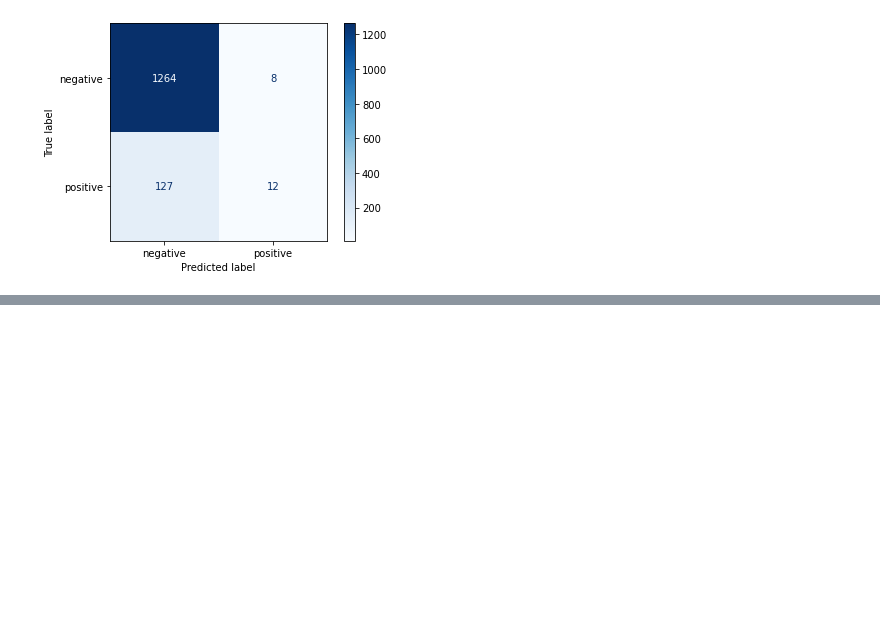
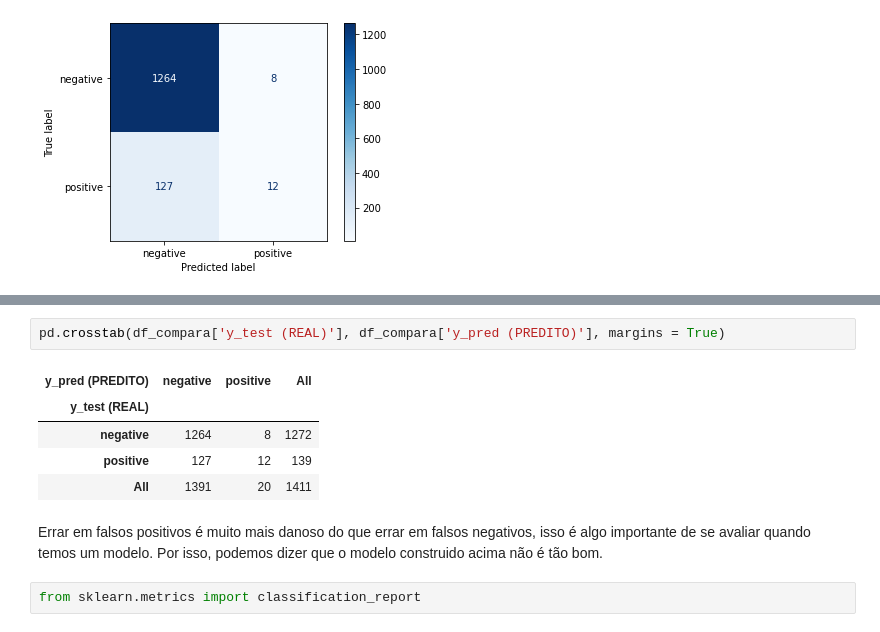
Before and after one commit to WLAraujo/workshop_lets_code, a Jupyter notebook: case_covid_einstein/covid_einstein.ipynb, the cells around one changed output, grey strips where cells are left out. Cells and saved outputs as stored; diff of their text form; blank space fills up the shorter version.

```diff
--- a/case_covid_einstein/covid_einstein.ipynb
+++ b/case_covid_einstein/covid_einstein.ipynb
@@ -389,0 +414,12 @@ plot_confusion_matrix(pipe, x_test, y_test, cmap = 'Blues')
+# %%
+pd.crosstab(df_compara['y_test (REAL)'], df_compara['y_pred (PREDITO)'], margins = True)
+# %% [output]
+| y_pred (PREDITO) | negative | positive | All |
+| y_test (REAL) |  |  |  |
+| negative | 1264 | 8 | 1272 |
+| positive | 127 | 12 | 139 |
+| All | 1391 | 20 | 1411 |
+# %% [markdown]
+Errar em falsos positivos é muito mais danoso do que errar em falsos negativos, isso é algo importante de se avaliar quando temos um modelo. Por isso, podemos dizer que o modelo construido acima não é tão bom.
+# %%
+from sklearn.metrics import classification_report
```
Also changed, not shown: parts of 5 cells of this notebook.
